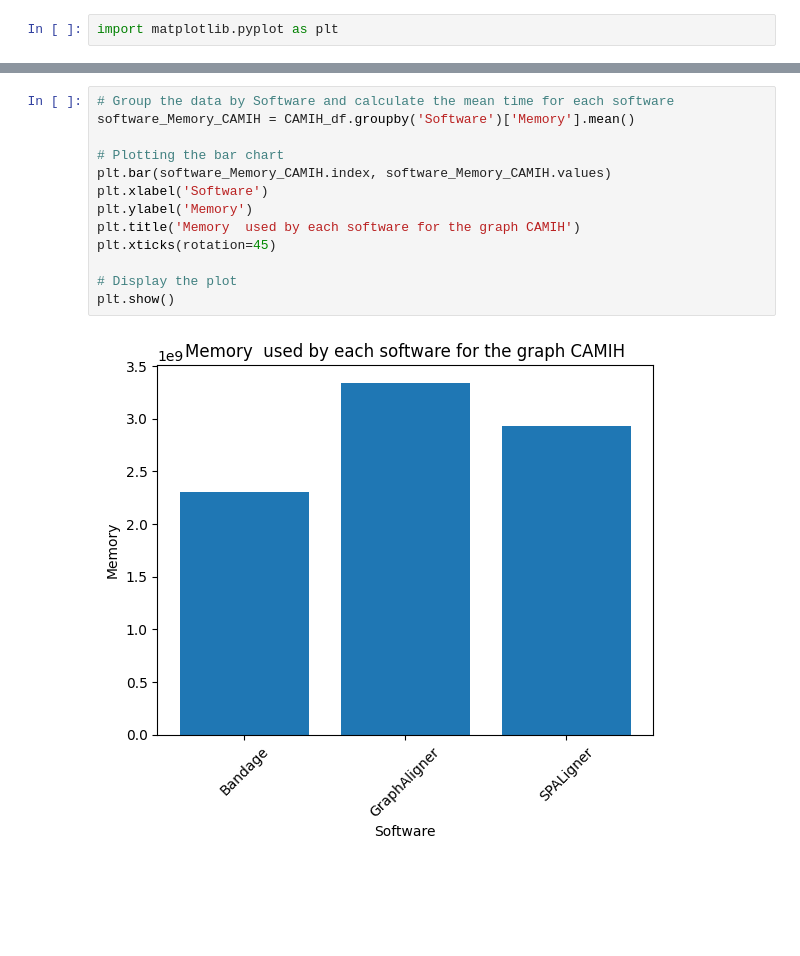
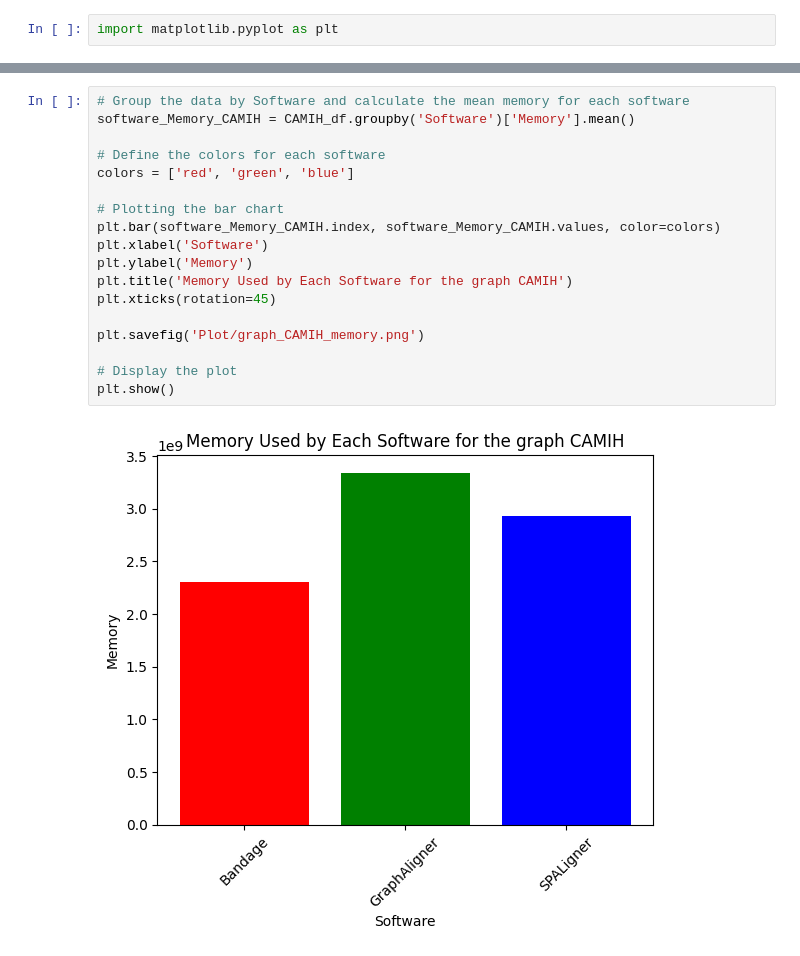
Before and after one commit to Yusreen/Thesis, a Jupyter notebook: Results and findings/Plot.ipynb, the cells around one changed output, grey strips where cells are left out. Drawn from its saved outputs; the diff is of its cells as text; blank space fills up the shorter version.

```diff
--- a/Results and findings/Plot.ipynb
+++ b/Results and findings/Plot.ipynb
@@ -71,15 +72,20 @@ plt.show()
-# %%
-# Group the data by Software and calculate the mean time for each software
-software_Memory_CAMIH = CAMIH_df.groupby('Software')['Memory'].mean()
-
-# Plotting the bar chart
-plt.bar(software_Memory_CAMIH.index, software_Memory_CAMIH.values)
-plt.xlabel('Software')
-plt.ylabel('Memory')
-plt.title('Memory  used by each software for the graph CAMIH')
-plt.xticks(rotation=45)
-
-# Display the plot
-plt.show()
-# %% [output]
-[figure, removed]
+# %%
+# Group the data by Software and calculate the mean memory for each software
+software_Memory_CAMIH = CAMIH_df.groupby('Software')['Memory'].mean()
+
+# Define the colors for each software
+colors = ['red', 'green', 'blue']
+
+# Plotting the bar chart
+plt.bar(software_Memory_CAMIH.index, software_Memory_CAMIH.values, color=colors)
+plt.xlabel('Software')
+plt.ylabel('Memory')
+plt.title('Memory Used by Each Software for the graph CAMIH')
+plt.xticks(rotation=45)
+
+plt.savefig('Plot/graph_CAMIH_memory.png')
+
+# Display the plot
+plt.show()
+# %% [output]
+[figure, added]
```
Also changed, not shown: parts of 1 cell of this notebook, 5 other files.
